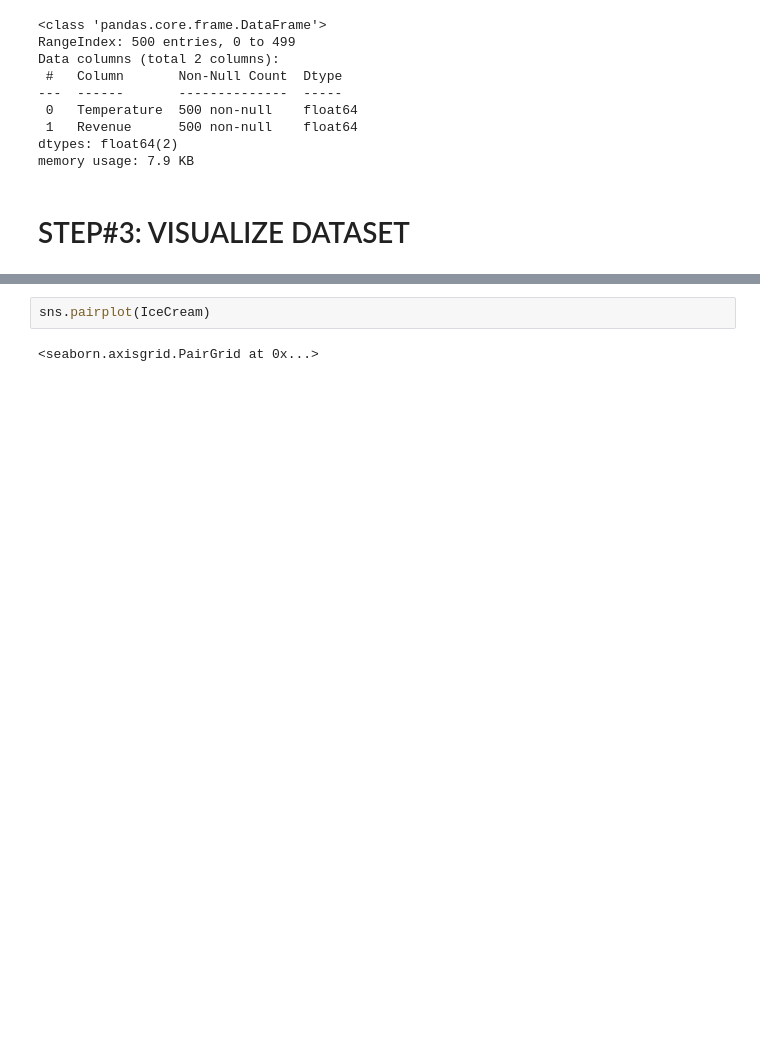
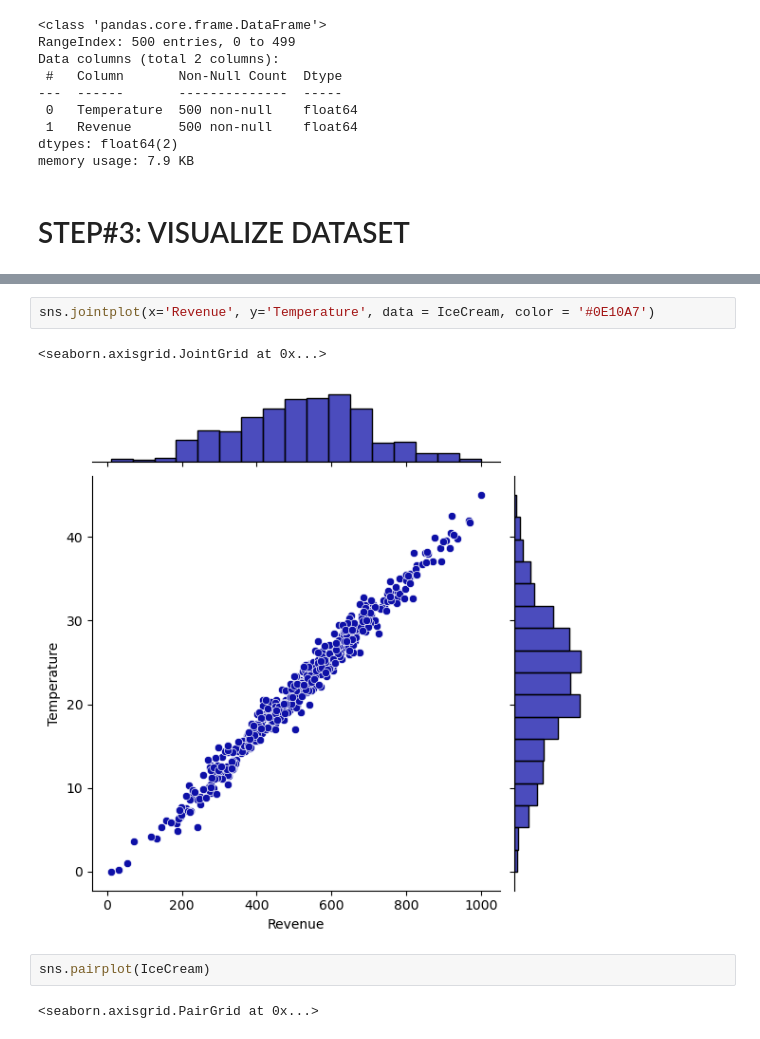
Before and after one commit to kwakyebrilliant/simplelinearregression, a Jupyter notebook: Simple Linear Regression - Ice Cream Revenue Prediction.ipynb, the cells around one changed output, grey strips where cells are left out. Drawn from its saved outputs; the diff is of its cells as text; blank space fills up the shorter version.

```diff
--- a/Simple Linear Regression - Ice Cream Revenue Prediction.ipynb
+++ b/Simple Linear Regression - Ice Cream Revenue Prediction.ipynb
@@ -88,3 +88,8 @@ sns.jointplot(x='Temperature', y='Revenue', data = IceCream, color = '#0EA71A')
+# %%
+sns.jointplot(x='Revenue', y='Temperature', data = IceCream, color = '#0E10A7')
+# %% [output]
+<seaborn.axisgrid.JointGrid at 0x...>
+[figure, added]
 # %%
 sns.pairplot(IceCream)
 # %% [output]
```
Also changed, not shown: parts of 1 cell of this notebook.
